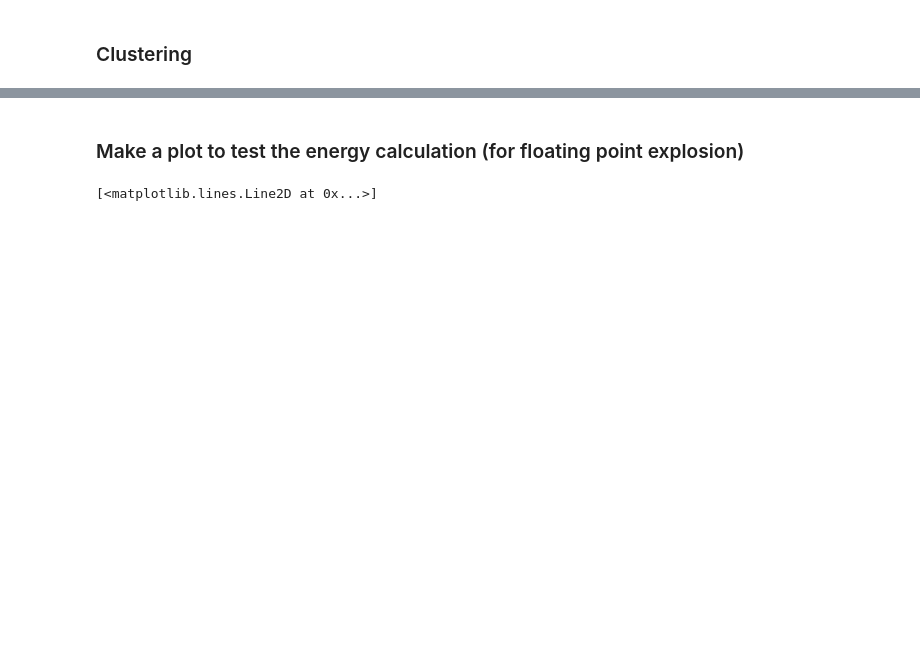
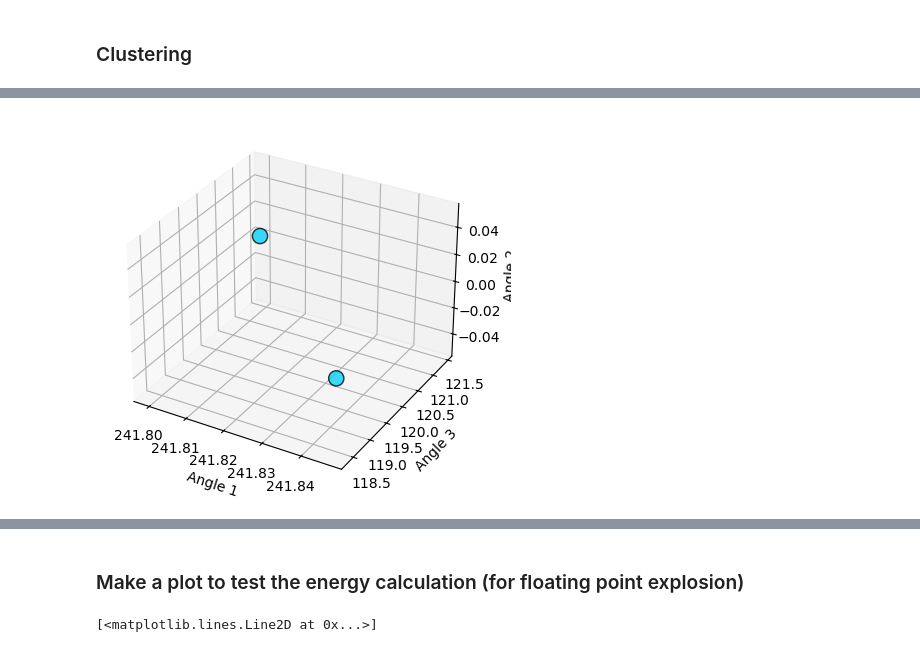
Before and after one commit to dymc9548/Magnetic-actuator-simulation, a Jupyter notebook: initial_Visualization.ipynb, the cells around one changed output, grey strips where cells are left out. Drawn from its saved outputs; the diff is of its cells as text; code cells hidden in the pictures; blank space fills up the shorter version.

```diff
--- a/initial_Visualization.ipynb
+++ b/initial_Visualization.ipynb
@@ -115,5 +115,5 @@ vis.shapeplots(shape_arr_sim, linelist,hinge_loc_sim, mag_vecs = patch_arr_sim)
 # sim many times
 std = 10 # angle distribution std
 max_iter = 1000 # maximum moves
-final_hinges, final_e = vis.sim_many(10, 'greedy descent',patch_arr,shape_arr,linelist,hinge_vec, hinge_loc, std, patch_num, mask_arr, v_xmat, h_xmat, v_ymat, h_ymat, Ml_mat, max_iter, tol=0, plot=True)
+final_hinges, final_es = vis.sim_many(100, 'greedy descent',patch_arr,shape_arr,linelist,hinge_vec, hinge_loc, std, patch_num, mask_arr, v_xmat, h_xmat, v_ymat, h_ymat, Ml_mat, max_iter, tol=0, plot=False)
 # %% [output]
@@ -139,0 +145,4 @@ clusternumber = vis.cluster_num(final_hinges,cluster_max,states, Plot = True)
+# %%
+clustercenters, cluster_labels, clusternumber = vis.min_cluster_centers(final_hinges, clusternumber, final_es, Plots = '3D')
+# %% [output]
+[figure, added]
```
Also changed, not shown: parts of 8 cells of this notebook, 3 other files.
